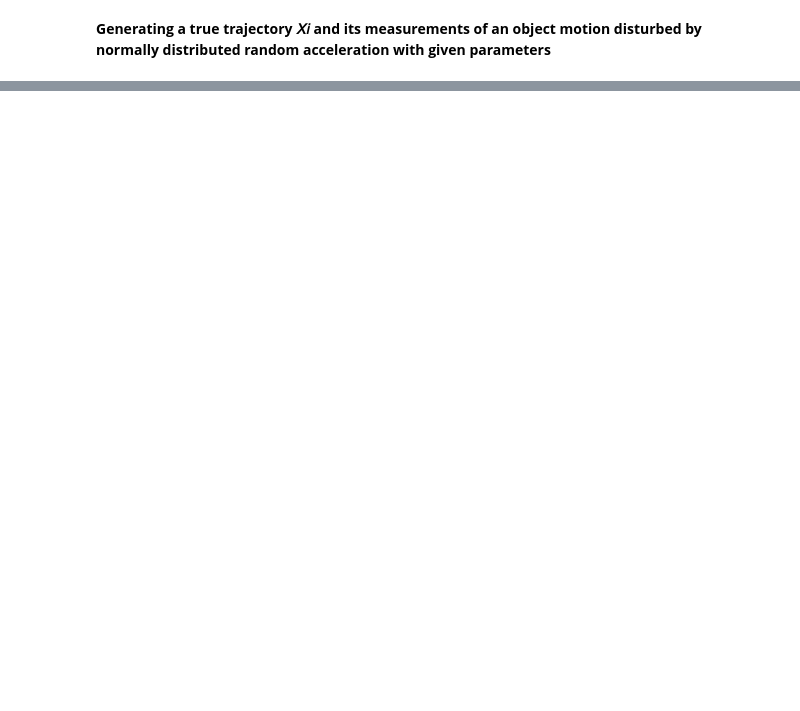
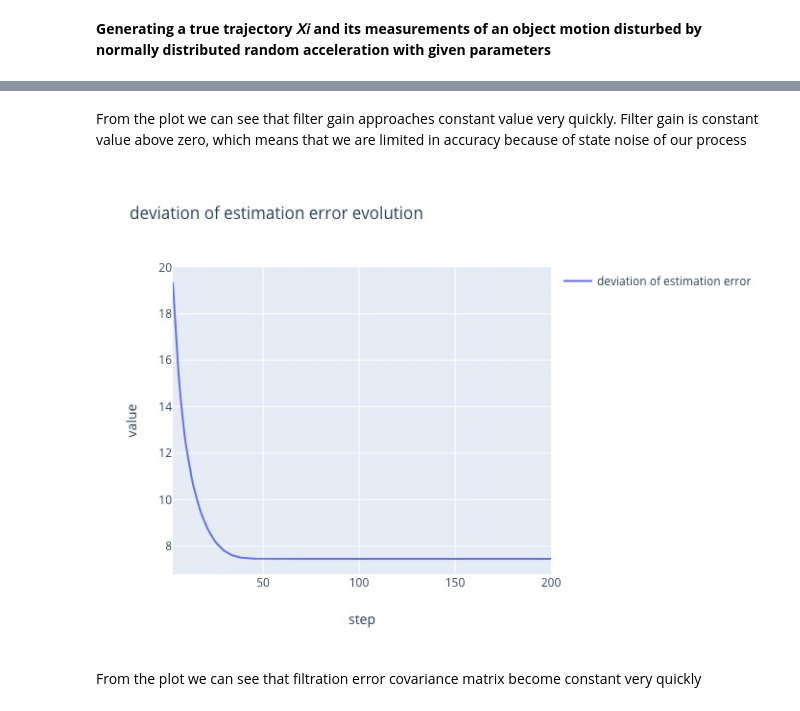
Before and after one commit to gornekich/ExpDataProc, a Jupyter notebook: Assignment5/Assignment5.ipynb, the cells around one changed output, grey strips where cells are left out. Drawn from its saved outputs; the diff is of its cells as text; code cells hidden in the pictures; blank space fills up the shorter version.

```diff
--- a/Assignment5/Assignment5.ipynb
+++ b/Assignment5/Assignment5.ipynb
@@ -126,0 +151,11 @@ shape[0]
+# %% [markdown]
+From the plot we can see that filter gain approaches constant value very quickly. Filter gain is constant value above zero, which means that we are limited in accuracy because of state noise of our process
+# %%
+# Calculation of standard deviation of estimation error of coordinate 𝑥𝑖.
+x_deviation = np.sqrt(kalman_data[3][:,0,0])
+plot(1, [num_points[2:]], [x_deviation[2:]], title='deviation of estimation error evolution', xlable='step', ylable='value',
+     legend=['deviation of estimation error'])
+# %% [output]
+[figure, added]
+# %% [markdown]
+From the plot we can see that filtration error covariance matrix become constant very quickly
```
Also changed, not shown: parts of 63 cells of this notebook, 1 other file.
